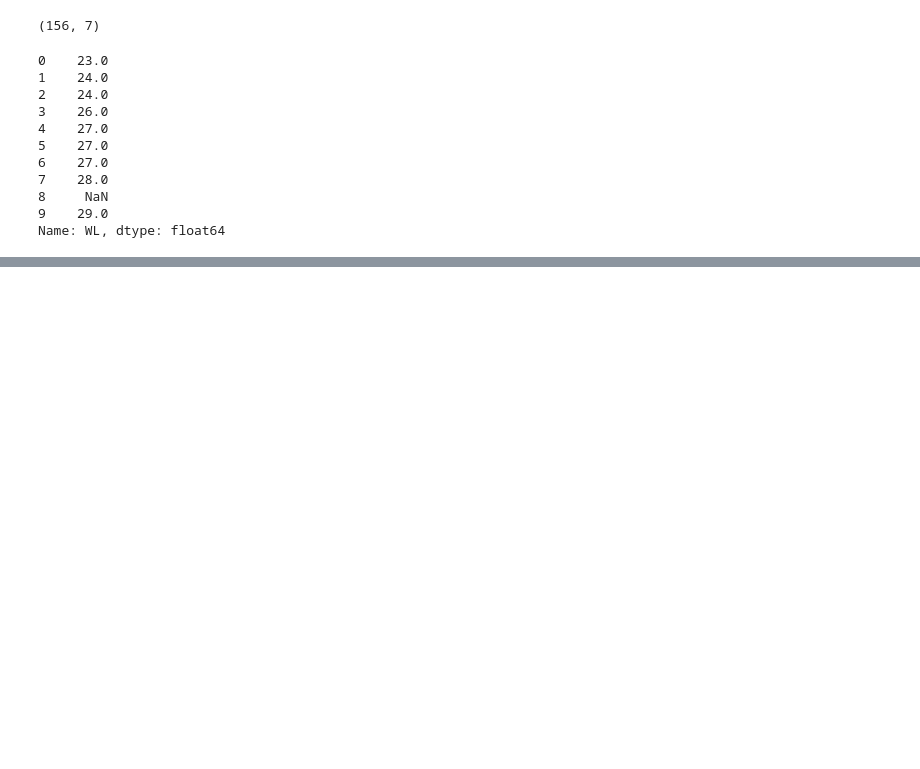
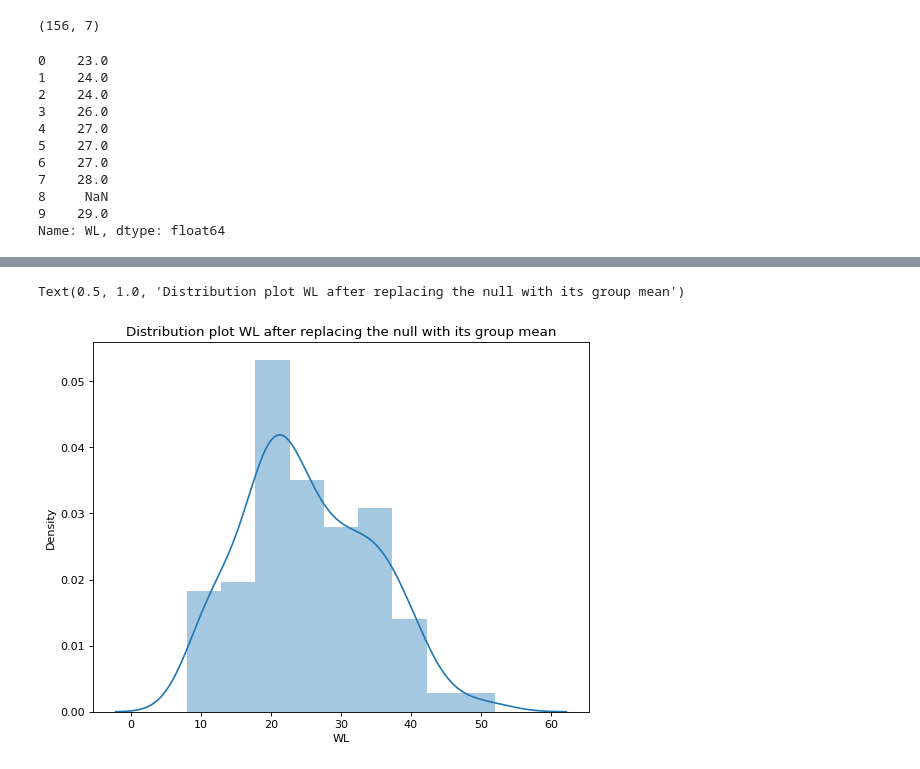
Before and after one commit to sk-aili/sports-analytics-2, a Jupyter notebook: lib/polynomial_regression.ipynb, the cells around one changed output, grey strips where cells are left out. Drawn from its saved outputs; the diff is of its cells as text; code cells hidden in the pictures; blank space fills up the shorter version.

```diff
--- a/lib/polynomial_regression.ipynb
+++ b/lib/polynomial_regression.ipynb
@@ -209,0 +313,12 @@ Name: WL, dtype: float64
+# %%
+# replacing the null values in each group with its own mean value
+WL_series = df_clean['WL'].replace(mean_WL)
+# %%
+figure(figsize=(8,6), dpi=80)
+sns.distplot(WL_series)
+plt.xlabel("WL")
+plt.ylabel("Density")
+plt.title("Distribution plot WL after replacing the null with its group mean")
+# %% [output]
+Text(0.5, 1.0, 'Distribution plot WL after replacing the null with its group mean')
+[figure, added]
```
Also changed, not shown: parts of 43 cells of this notebook.
